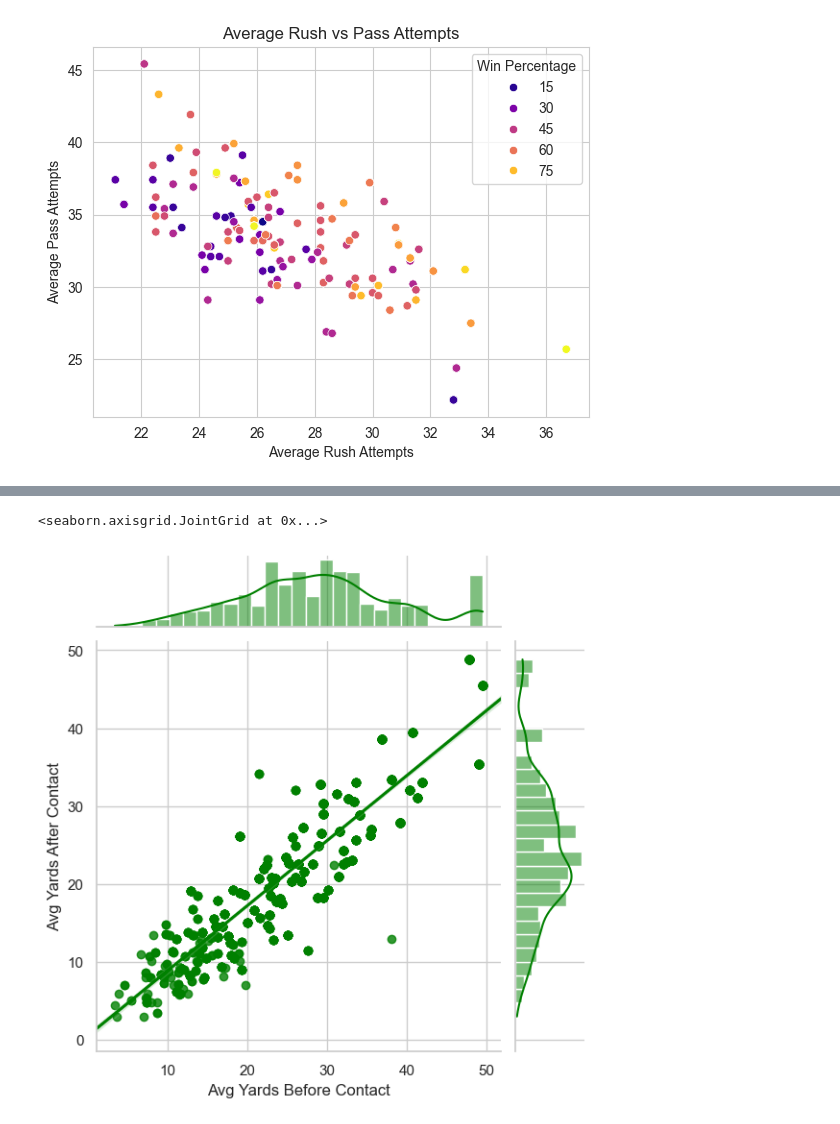
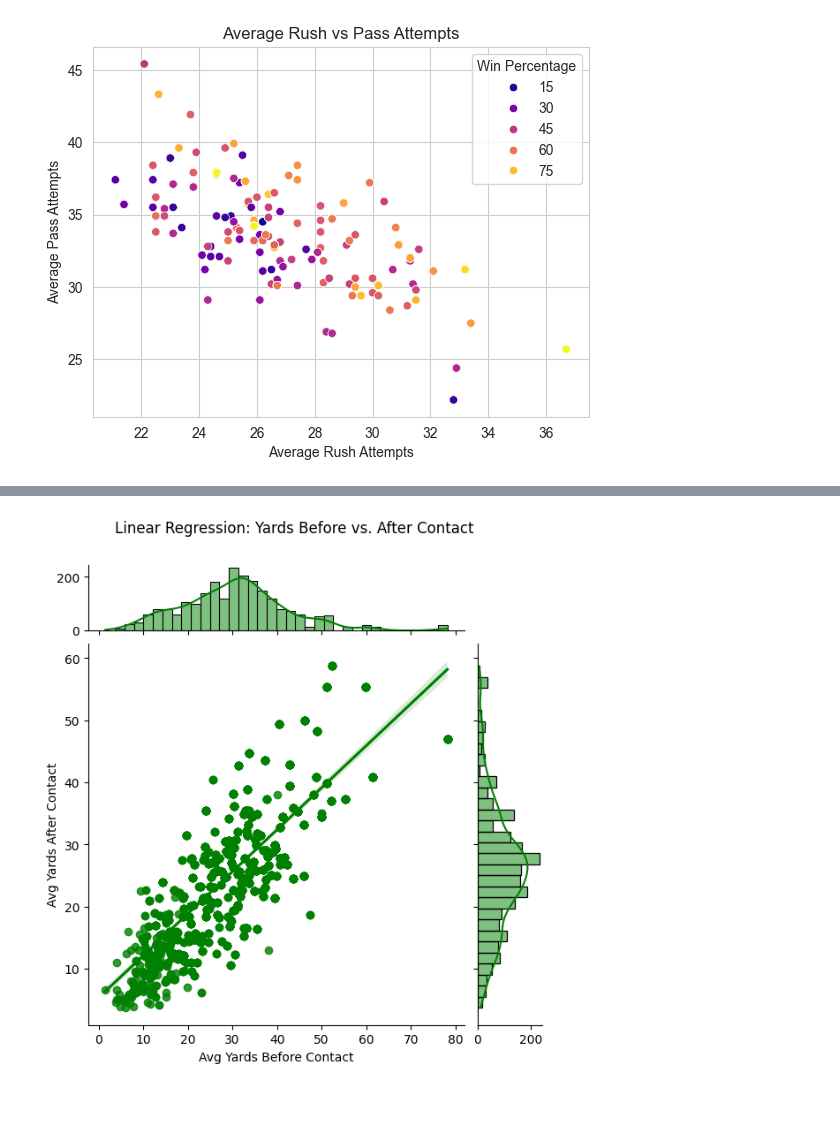
Before and after one commit to CamSmithers/NFL, a Jupyter notebook: Basic Analysis.ipynb, the cells around one changed output, grey strips where cells are left out. Cells and saved outputs as stored; diff of their text form; code cells hidden in the pictures.

```diff
--- a/Basic Analysis.ipynb
+++ b/Basic Analysis.ipynb
@@ -220,9 +314,10 @@ plt.show()
 # %%
 # Avg Yards Before vs. Yards After Contact
-plot1 = sns.jointplot(x='yardsbeforecontact_avg', y='yardsaftercontact_avg', data=stats_rush,
-                      kind='reg', truncate=False,
-                      color='green')
-plot1.set_axis_labels(xlabel='Avg Yards Before Contact',ylabel='Avg Yards After Contact')
+advplot2 = sns.jointplot(data=stats_rush, x='yardsbeforecontact_sn_avg',
+                         y='yardsaftercontact_sn_avg', kind='reg', color='green',
+                         marginal_ticks=True)
+advplot2.figure.suptitle('Linear Regression: Yards Before vs. After Contact', y=1.05)
+advplot2.set_axis_labels(xlabel='Avg Yards Before Contact', ylabel='Avg Yards After Contact')
+plt.show()
 # %% [output]
-<seaborn.axisgrid.JointGrid at 0x...>
-[figure, old version]
+[figure, new version]
```
Also changed, not shown: parts of 16 cells of this notebook.
